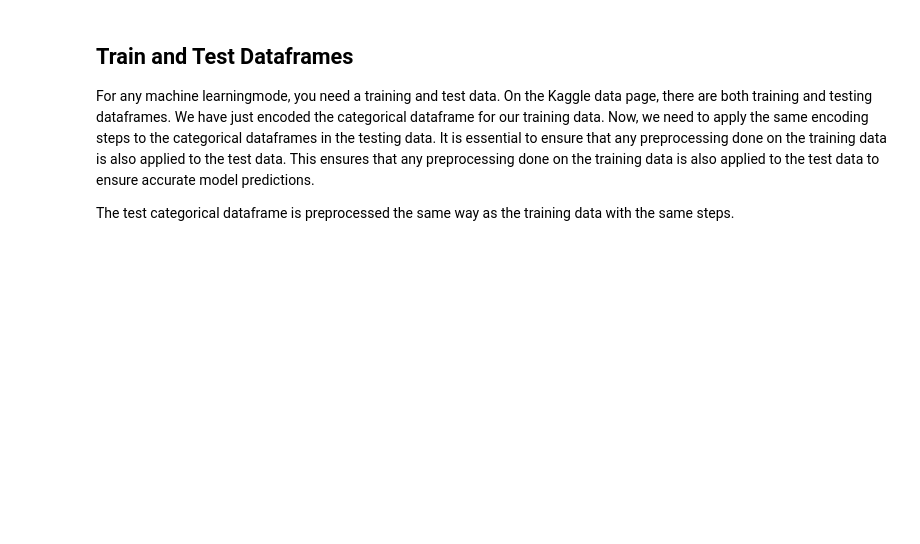
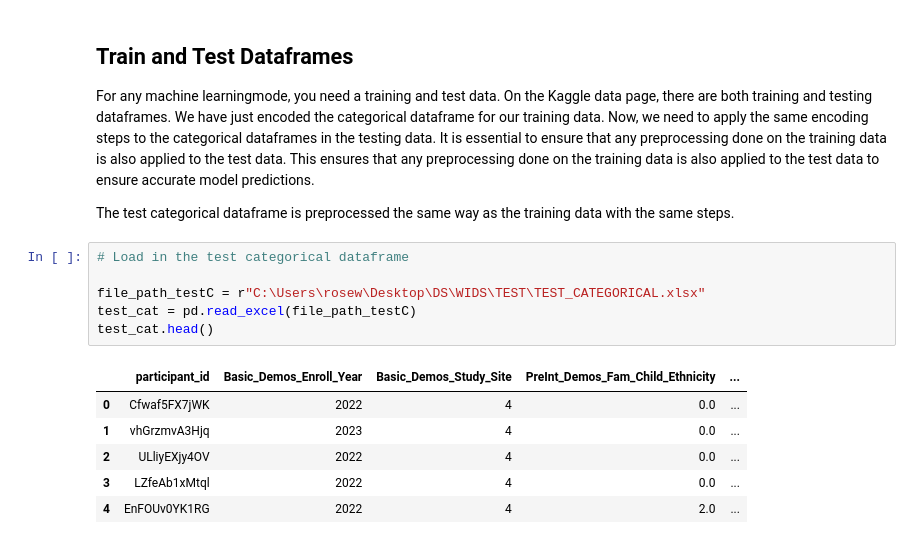
Before and after one commit to KImondorose/WiDS-Datathon-2025-Unraveling-the-Mysteries-of-the-Female-Brain-Sex-Patterns-in-ADHD.., a Jupyter notebook: index.ipynb, the cells around one changed output. Drawn from its saved outputs; the diff is of its cells as text; blank space fills up the shorter version.

```diff
--- a/index.ipynb
+++ b/index.ipynb
@@ -455,3 +455,16 @@ cat_train_final.shape
 For any machine learningmode, you need a training and test data. On the Kaggle data page, there are both training and testing dataframes. We have just encoded the categorical dataframe for our training data. Now, we need to apply the same encoding steps to the categorical dataframes in the testing data. It is essential to ensure that any preprocessing done on the training data is also applied to the test data. This ensures that any preprocessing done on the training data is also applied to the test data to ensure accurate model predictions.
 
 The test categorical dataframe is preprocessed the same way as the training data with the same steps.
+# %%
+# Load in the test categorical dataframe
+
+file_path_testC = r"C:\Users\rosew\Desktop\DS\WIDS\TEST\TEST_CATEGORICAL.xlsx"
+test_cat = pd.read_excel(file_path_testC)
+test_cat.head()
+# %% [output]
+|  | participant_id | Basic_Demos_Enroll_Year | Basic_Demos_Study_Site | PreInt_Demos_Fam_Child_Ethnicity | ... |
+| 0 | Cfwaf5FX7jWK | 2022 | 4 | 0.0 | ... |
+| 1 | vhGrzmvA3Hjq | 2023 | 4 | 0.0 | ... |
+| 2 | ULliyEXjy4OV | 2022 | 4 | 0.0 | ... |
+| 3 | LZfeAb1xMtql | 2022 | 4 | 0.0 | ... |
+| 4 | EnFOUv0YK1RG | 2022 | 4 | 2.0 | ... |
```
Also changed, not shown: parts of 21 cells of this notebook.
